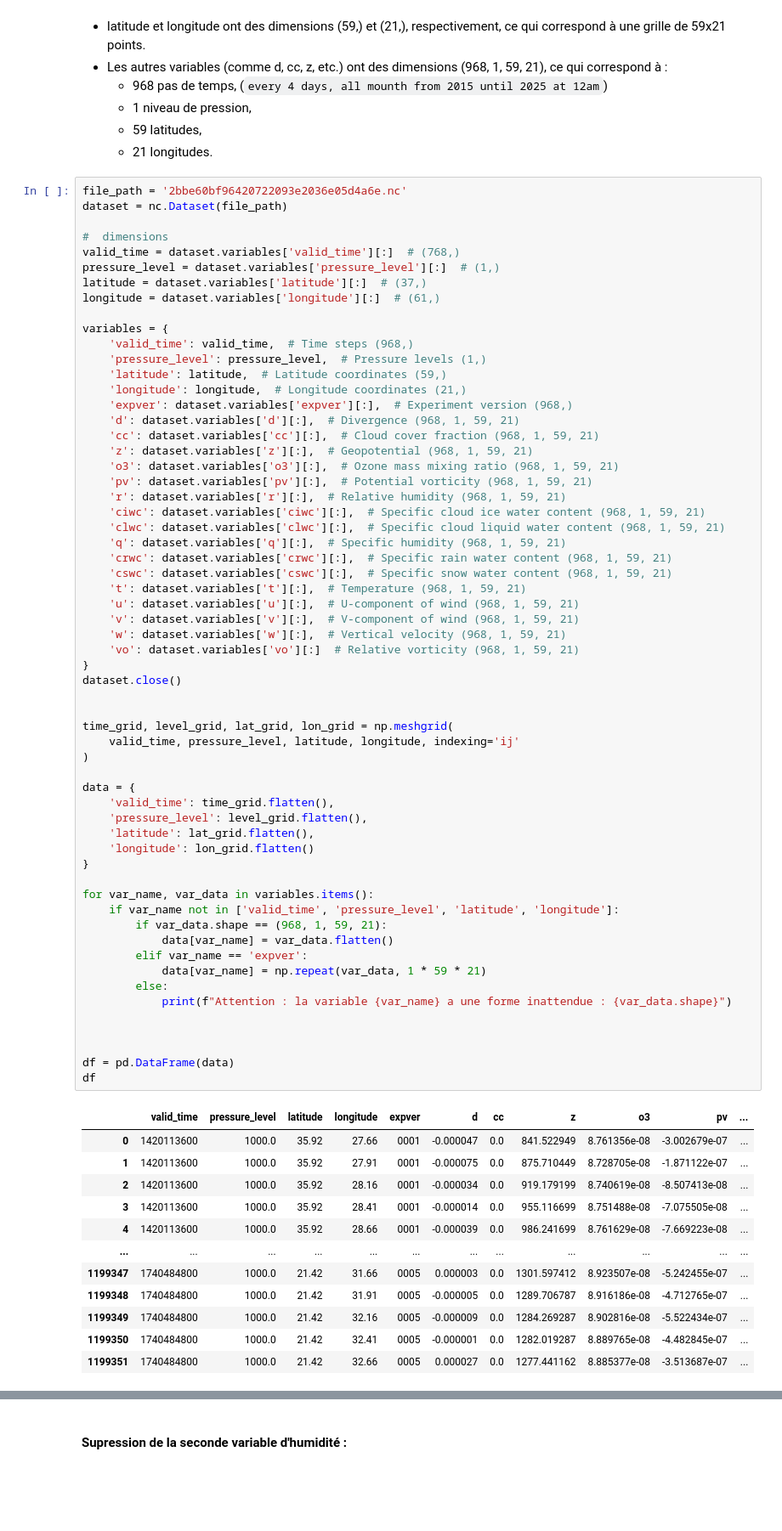
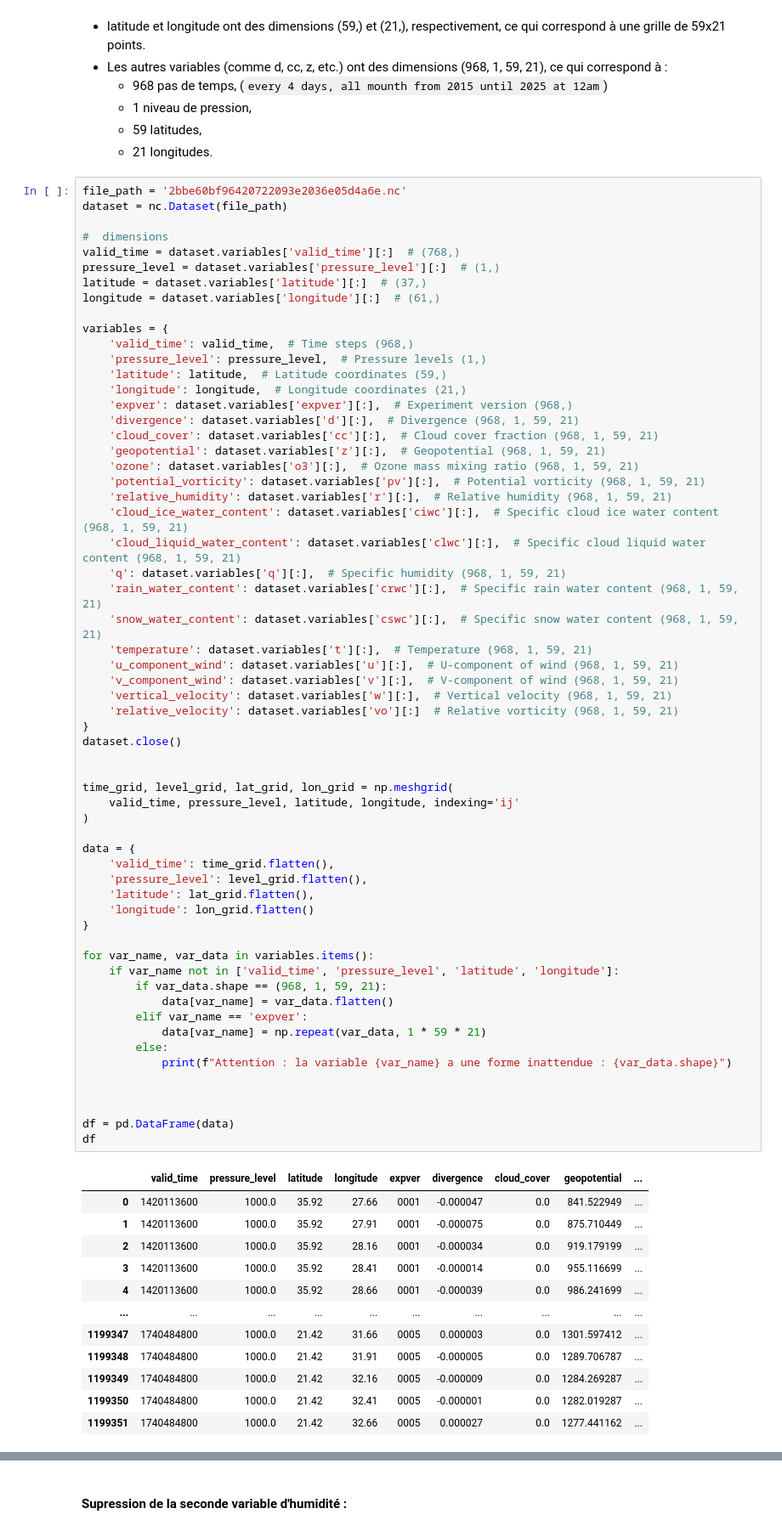
Before and after one commit to zakil-02/Relative_humidity_prediction-DataCamp, a Jupyter notebook: Data_extraction/load_data.ipynb, the cells around one changed output, grey strips where cells are left out. Shown: that part at 85% size. Saved outputs shown, nothing was run; the diff lists cells and outputs as text; blank space fills up the shorter version.

```diff
--- a/Data_extraction/load_data.ipynb
+++ b/Data_extraction/load_data.ipynb
@@ -97,63 +97,63 @@ variables = {
     'latitude': latitude,  # Latitude coordinates (59,)
     'longitude': longitude,  # Longitude coordinates (21,)
     'expver': dataset.variables['expver'][:],  # Experiment version (968,)
-    'd': dataset.variables['d'][:],  # Divergence (968, 1, 59, 21)
-    'cc': dataset.variables['cc'][:],  # Cloud cover fraction (968, 1, 59, 21)
-    'z': dataset.variables['z'][:],  # Geopotential (968, 1, 59, 21)
-    'o3': dataset.variables['o3'][:],  # Ozone mass mixing ratio (968, 1, 59, 21)
-    'pv': dataset.variables['pv'][:],  # Potential vorticity (968, 1, 59, 21)
-    'r': dataset.variables['r'][:],  # Relative humidity (968, 1, 59, 21)
-    'ciwc': dataset.variables['ciwc'][:],  # Specific cloud ice water content (968, 1, 59, 21)
-    'clwc': dataset.variables['clwc'][:],  # Specific cloud liquid water content (968, 1, 59, 21)
+    'divergence': dataset.variables['d'][:],  # Divergence (968, 1, 59, 21)
+    'cloud_cover': dataset.variables['cc'][:],  # Cloud cover fraction (968, 1, 59, 21)
+    'geopotential': dataset.variables['z'][:],  # Geopotential (968, 1, 59, 21)
+    'ozone': dataset.variables['o3'][:],  # Ozone mass mixing ratio (968, 1, 59, 21)
+    'potential_vorticity': dataset.variables['pv'][:],  # Potential vorticity (968, 1, 59, 21)
+    'relative_humidity': dataset.variables['r'][:],  # Relative humidity (968, 1, 59, 21)
+    'cloud_ice_water_content': dataset.variables['ciwc'][:],  # Specific cloud ice water content (968, 1, 59, 21)
+    'cloud_liquid_water_content': dataset.variables['clwc'][:],  # Specific cloud liquid water content (968, 1, 59, 21)
     'q': dataset.variables['q'][:],  # Specific humidity (968, 1, 59, 21)
-    'crwc': dataset.variables['crwc'][:],  # Specific rain water content (968, 1, 59, 21)
-    'cswc': dataset.variables['cswc'][:],  # Specific snow water content (968, 1, 59, 21)
-    't': dataset.variables['t'][:],  # Temperature (968, 1, 59, 21)
-    'u': dataset.variables['u'][:],  # U-component of wind (968, 1, 59, 21)
-    'v': dataset.variables['v'][:],  # V-component of wind (968, 1, 59, 21)
-    'w': dataset.variables['w'][:],  # Vertical velocity (968, 1, 59, 21)
-    'vo': dataset.variables['vo'][:]  # Relative vorticity (968, 1, 59, 21)
+    'rain_water_content': dataset.variables['crwc'][:],  # Specific rain water content (968, 1, 59, 21)
+    'snow_water_content': dataset.variables['cswc'][:],  # Specific snow water content (968, 1, 59, 21)
+    'temperature': dataset.variables['t'][:],  # Temperature (968, 1, 59, 21)
+    'u_component_wind': dataset.variables['u'][:],  # U-component of wind (968, 1, 59, 21)
+    'v_component_wind': dataset.variables['v'][:],  # V-component of wind (968, 1, 59, 21)
+    'vertical_velocity': dataset.variables['w'][:],  # Vertical velocity (968, 1, 59, 21)
+    'relative_velocity': dataset.variables['vo'][:]  # Relative vorticity (968, 1, 59, 21)
 }
 dataset.close()
 
 
 time_grid, level_grid, lat_grid, lon_grid = np.meshgrid(
     valid_time, pressure_level, latitude, longitude, indexing='ij'
 )
 
 data = {
     'valid_time': time_grid.flatten(),
     'pressure_level': level_grid.flatten(),
     'latitude': lat_grid.flatten(),
     'longitude': lon_grid.flatten()
 }
 
 for var_name, var_data in variables.items():
     if var_name not in ['valid_time', 'pressure_level', 'latitude', 'longitude']:
         if var_data.shape == (968, 1, 59, 21):
             data[var_name] = var_data.flatten()
         elif var_name == 'expver':
             data[var_name] = np.repeat(var_data, 1 * 59 * 21)
         else:
             print(f"Attention : la variable {var_name} a une forme inattendue : {var_data.shape}")
 
 
 
 df = pd.DataFrame(data)
 df
 # %% [output]
-|  | valid_time | pressure_level | latitude | longitude | expver | d | cc | z | o3 | pv | ... |
-| 0 | 1420113600 | 1000.0 | 35.92 | 27.66 | 0001 | -0.000047 | 0.0 | 841.522949 | 8.761356e-08 | -3.002679e-07 | ... |
-| 1 | 1420113600 | 1000.0 | 35.92 | 27.91 | 0001 | -0.000075 | 0.0 | 875.710449 | 8.728705e-08 | -1.871122e-07 | ... |
-| 2 | 1420113600 | 1000.0 | 35.92 | 28.16 | 0001 | -0.000034 | 0.0 | 919.179199 | 8.740619e-08 | -8.507413e-08 | ... |
-| 3 | 1420113600 | 1000.0 | 35.92 | 28.41 | 0001 | -0.000014 | 0.0 | 955.116699 | 8.751488e-08 | -7.075505e-08 | ... |
-| 4 | 1420113600 | 1000.0 | 35.92 | 28.66 | 0001 | -0.000039 | 0.0 | 986.241699 | 8.761629e-08 | -7.669223e-08 | ... |
-| ... | ... | ... | ... | ... | ... | ... | ... | ... | ... | ... | ... |
-| 1199347 | 1740484800 | 1000.0 | 21.42 | 31.66 | 0005 | 0.000003 | 0.0 | 1301.597412 | 8.923507e-08 | -5.242455e-07 | ... |
-| 1199348 | 1740484800 | 1000.0 | 21.42 | 31.91 | 0005 | -0.000005 | 0.0 | 1289.706787 | 8.916186e-08 | -4.712765e-07 | ... |
-| 1199349 | 1740484800 | 1000.0 | 21.42 | 32.16 | 0005 | -0.000009 | 0.0 | 1284.269287 | 8.902816e-08 | -5.522434e-07 | ... |
-| 1199350 | 1740484800 | 1000.0 | 21.42 | 32.41 | 0005 | -0.000001 | 0.0 | 1282.019287 | 8.889765e-08 | -4.482845e-07 | ... |
-| 1199351 | 1740484800 | 1000.0 | 21.42 | 32.66 | 0005 | 0.000027 | 0.0 | 1277.441162 | 8.885377e-08 | -3.513687e-07 | ... |
+|  | valid_time | pressure_level | latitude | longitude | expver | divergence | cloud_cover | geopotential | ... |
+| 0 | 1420113600 | 1000.0 | 35.92 | 27.66 | 0001 | -0.000047 | 0.0 | 841.522949 | ... |
+| 1 | 1420113600 | 1000.0 | 35.92 | 27.91 | 0001 | -0.000075 | 0.0 | 875.710449 | ... |
+| 2 | 1420113600 | 1000.0 | 35.92 | 28.16 | 0001 | -0.000034 | 0.0 | 919.179199 | ... |
+| 3 | 1420113600 | 1000.0 | 35.92 | 28.41 | 0001 | -0.000014 | 0.0 | 955.116699 | ... |
+| 4 | 1420113600 | 1000.0 | 35.92 | 28.66 | 0001 | -0.000039 | 0.0 | 986.241699 | ... |
+| ... | ... | ... | ... | ... | ... | ... | ... | ... | ... |
+| 1199347 | 1740484800 | 1000.0 | 21.42 | 31.66 | 0005 | 0.000003 | 0.0 | 1301.597412 | ... |
+| 1199348 | 1740484800 | 1000.0 | 21.42 | 31.91 | 0005 | -0.000005 | 0.0 | 1289.706787 | ... |
+| 1199349 | 1740484800 | 1000.0 | 21.42 | 32.16 | 0005 | -0.000009 | 0.0 | 1284.269287 | ... |
+| 1199350 | 1740484800 | 1000.0 | 21.42 | 32.41 | 0005 | -0.000001 | 0.0 | 1282.019287 | ... |
+| 1199351 | 1740484800 | 1000.0 | 21.42 | 32.66 | 0005 | 0.000027 | 0.0 | 1277.441162 | ... |
 1199352 rows × 21 columns
 # %% [markdown]
 #### **Supression de la seconde variable d'humidité** :
```
Also changed, not shown: parts of 8 cells of this notebook.
